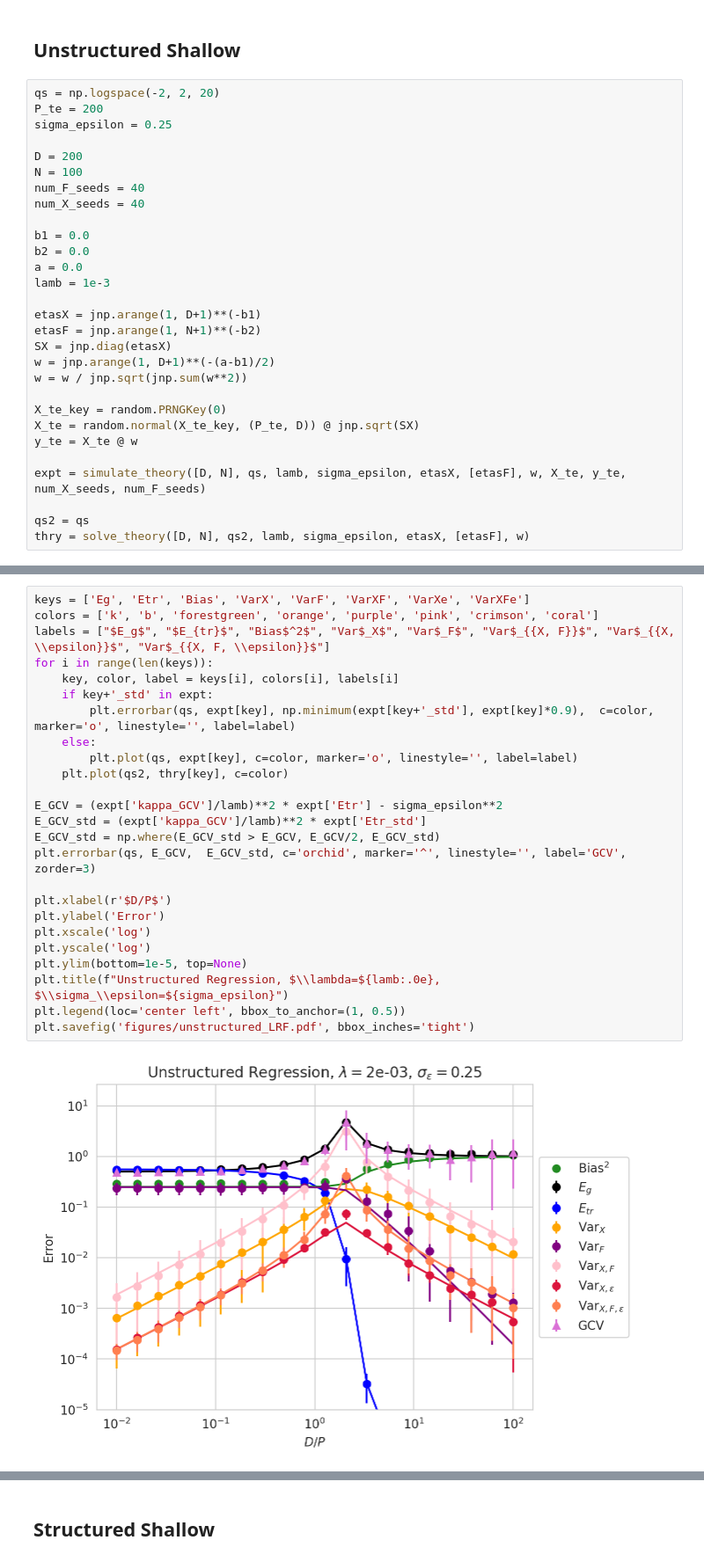
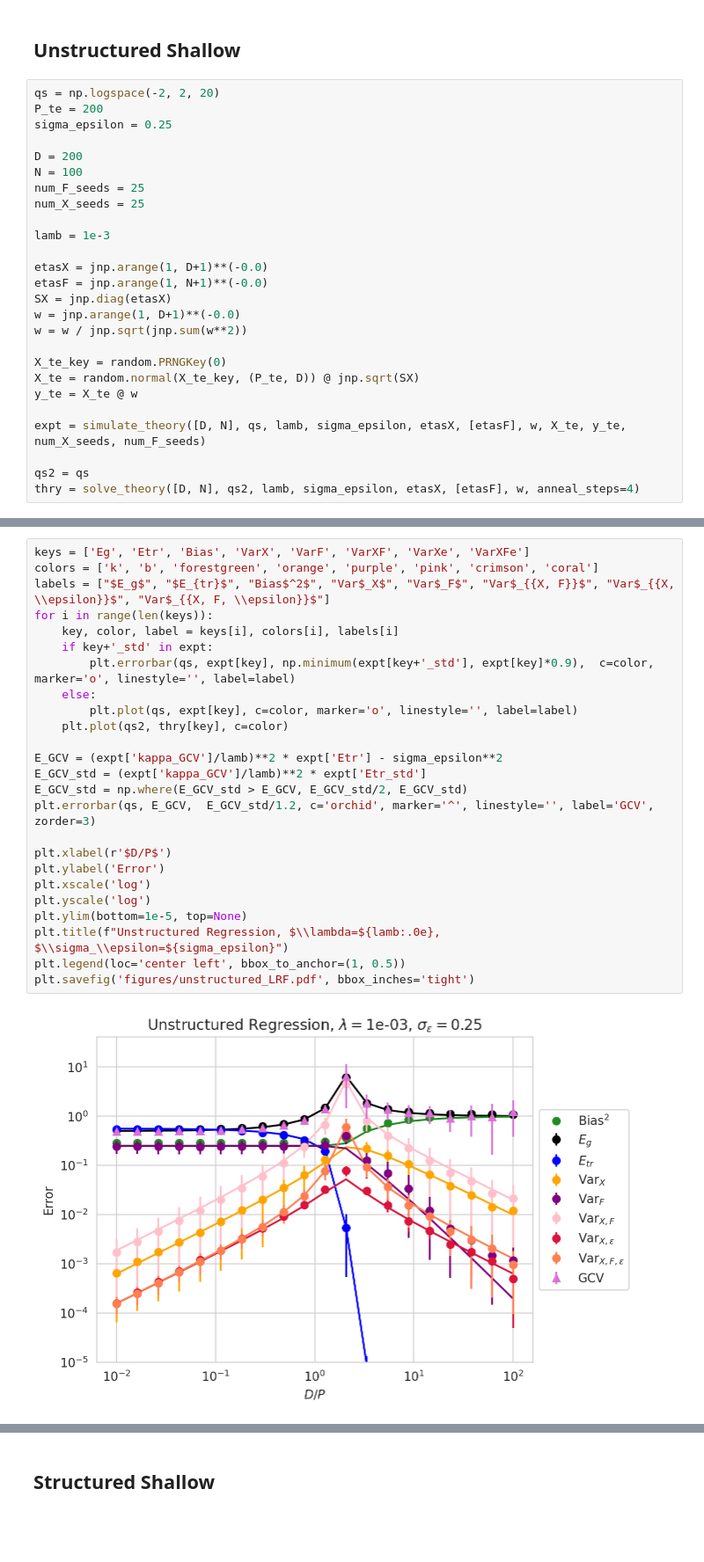
Before and after one commit to Pehlevan-Group/S_transform, a Jupyter notebook: linear_random_features.ipynb, the cells around one changed output, grey strips where cells are left out. Shown at 88% size. Drawn from its saved outputs; the diff is of its cells as text; blank space fills up the shorter version.

```diff
--- a/linear_random_features.ipynb
+++ b/linear_random_features.ipynb
@@ -275,18 +273,15 @@ sigma_epsilon = 0.25
 
 D = 200
 N = 100
-num_F_seeds = 40
-num_X_seeds = 40
+num_F_seeds = 25
+num_X_seeds = 25
 
-b1 = 0.0
-b2 = 0.0
-a = 0.0
 lamb = 1e-3
 
-etasX = jnp.arange(1, D+1)**(-b1)
-etasF = jnp.arange(1, N+1)**(-b2)
+etasX = jnp.arange(1, D+1)**(-0.0)
+etasF = jnp.arange(1, N+1)**(-0.0)
 SX = jnp.diag(etasX)
-w = jnp.arange(1, D+1)**(-(a-b1)/2)
+w = jnp.arange(1, D+1)**(-0.0)
 w = w / jnp.sqrt(jnp.sum(w**2))
 
 X_te_key = random.PRNGKey(0)
@@ -296,7 +291,7 @@ y_te = X_te @ w
 expt = simulate_theory([D, N], qs, lamb, sigma_epsilon, etasX, [etasF], w, X_te, y_te, num_X_seeds, num_F_seeds)
 
 qs2 = qs
-thry = solve_theory([D, N], qs2, lamb, sigma_epsilon, etasX, [etasF], w)
+thry = solve_theory([D, N], qs2, lamb, sigma_epsilon, etasX, [etasF], w, anneal_steps=4)
 # %%
 sns.set_palette('rainbow', n_colors=7)
 plt.figure(figsize=(6, 5))
@@ -322,27 +316,27 @@ plt.savefig('figures/LRF_unstructured_params.pdf', bbox_inches='tight')
 # %%
 keys = ['Eg', 'Etr', 'Bias', 'VarX', 'VarF', 'VarXF', 'VarXe', 'VarXFe']
 colors = ['k', 'b', 'forestgreen', 'orange', 'purple', 'pink', 'crimson', 'coral']
 labels = ["$E_g$", "$E_{tr}$", "Bias$^2$", "Var$_X$", "Var$_F$", "Var$_{{X, F}}$", "Var$_{{X, \\epsilon}}$", "Var$_{{X, F, \\epsilon}}$"]
 for i in range(len(keys)):
     key, color, label = keys[i], colors[i], labels[i]
     if key+'_std' in expt:
         plt.errorbar(qs, expt[key], np.minimum(expt[key+'_std'], expt[key]*0.9),  c=color, marker='o', linestyle='', label=label)
     else:
         plt.plot(qs, expt[key], c=color, marker='o', linestyle='', label=label)
     plt.plot(qs2, thry[key], c=color)
 
 E_GCV = (expt['kappa_GCV']/lamb)**2 * expt['Etr'] - sigma_epsilon**2
 E_GCV_std = (expt['kappa_GCV']/lamb)**2 * expt['Etr_std']
-E_GCV_std = np.where(E_GCV_std > E_GCV, E_GCV/2, E_GCV_std)
-plt.errorbar(qs, E_GCV,  E_GCV_std, c='orchid', marker='^', linestyle='', label='GCV', zorder=3)
+E_GCV_std = np.where(E_GCV_std > E_GCV, E_GCV_std/2, E_GCV_std)
+plt.errorbar(qs, E_GCV,  E_GCV_std/1.2, c='orchid', marker='^', linestyle='', label='GCV', zorder=3)
 
 plt.xlabel(r'$D/P$')
 plt.ylabel('Error')
 plt.xscale('log')
 plt.yscale('log')
 plt.ylim(bottom=1e-5, top=None)
 plt.title(f"Unstructured Regression, $\\lambda=${lamb:.0e}, $\\sigma_\\epsilon=${sigma_epsilon}")
 plt.legend(loc='center left', bbox_to_anchor=(1, 0.5))
 plt.savefig('figures/unstructured_LRF.pdf', bbox_inches='tight')
 # %% [output]
-[figure, old version]
+[figure, new version]
```
Also changed, not shown: parts of 21 cells of this notebook, 1 other file.
